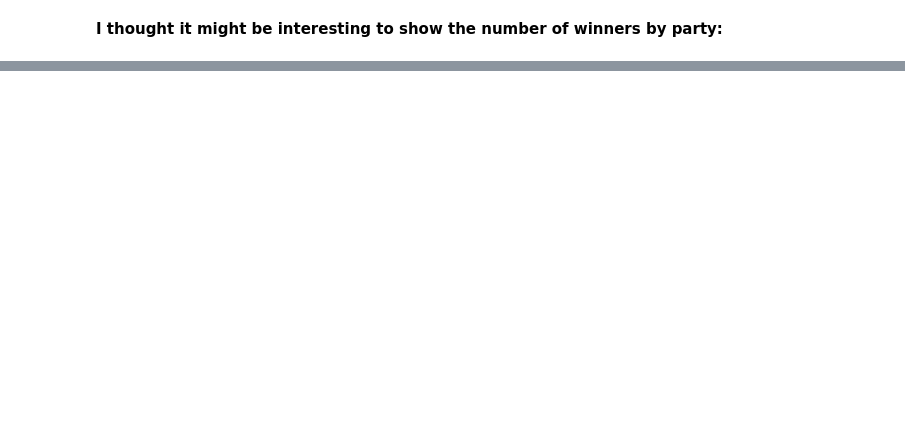
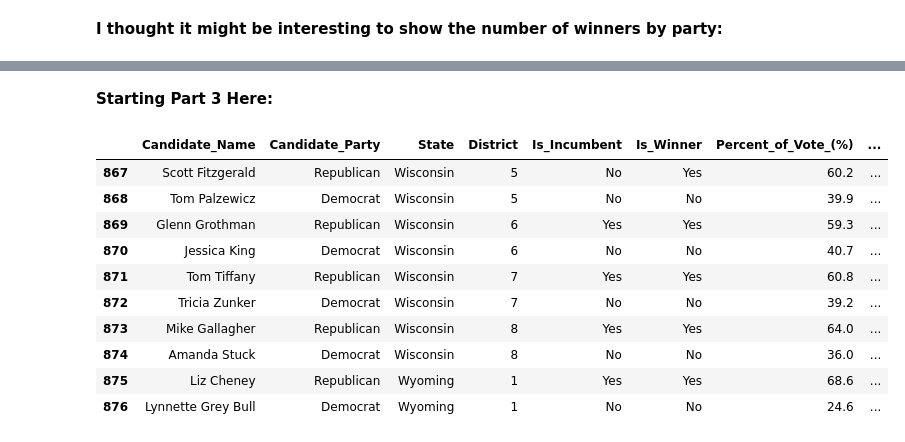
Before and after one commit to ballir27/webscraping-open-secrets-2020-US-House-Elections, a Jupyter notebook: AB-pt2-webscraping-open-secrets.ipynb, the cells around one changed output, grey strips where cells are left out. Drawn from its saved outputs; the diff is of its cells as text; code cells hidden in the pictures; blank space fills up the shorter version.

```diff
--- a/AB-pt2-webscraping-open-secrets.ipynb
+++ b/AB-pt2-webscraping-open-secrets.ipynb
@@ -177,0 +178,23 @@ winner_parties_bar.bar_label(winner_parties_bar.containers[0]);
+# %% [markdown]
+**Starting Part 3 Here:**
+# %%
+total_district_spending = candidate_info_df.groupby(['State','District'],as_index=False)['Money_Spent_($)'].sum()
+#total_district_spending
+
+total_district_spending = total_district_spending.rename(columns = {'Money_Spent_($)':'Total_District_Spending_($)'}).copy()
+candidate_info_df_q3 = candidate_info_df.merge(total_district_spending,on=['State','District'],how='left').copy()
+candidate_info_df_q3['Pct_District_Spending'] = (100*candidate_info_df_q3['Money_Spent_($)']/candidate_info_df_q3['Total_District_Spending_($)']).round(2)
+candidate_info_df_q3 = candidate_info_df_q3.rename(columns = {'Is_Incumbent?':'Is_Incumbent'})
+candidate_info_df_q3.tail(10)
+# %% [output]
+|  | Candidate_Name | Candidate_Party | State | District | Is_Incumbent | Is_Winner | Percent_of_Vote_(%) | ... |
+| 867 | Scott Fitzgerald | Republican | Wisconsin | 5 | No | Yes | 60.2 | ... |
+| 868 | Tom Palzewicz | Democrat | Wisconsin | 5 | No | No | 39.9 | ... |
+| 869 | Glenn Grothman | Republican | Wisconsin | 6 | Yes | Yes | 59.3 | ... |
+| 870 | Jessica King | Democrat | Wisconsin | 6 | No | No | 40.7 | ... |
+| 871 | Tom Tiffany | Republican | Wisconsin | 7 | Yes | Yes | 60.8 | ... |
+| 872 | Tricia Zunker | Democrat | Wisconsin | 7 | No | No | 39.2 | ... |
+| 873 | Mike Gallagher | Republican | Wisconsin | 8 | Yes | Yes | 64.0 | ... |
+| 874 | Amanda Stuck | Democrat | Wisconsin | 8 | No | No | 36.0 | ... |
+| 875 | Liz Cheney | Republican | Wyoming | 1 | Yes | Yes | 68.6 | ... |
+| 876 | Lynnette Grey Bull | Democrat | Wyoming | 1 | No | No | 24.6 | ... |
```
Also changed, not shown: parts of 11 cells of this notebook.
